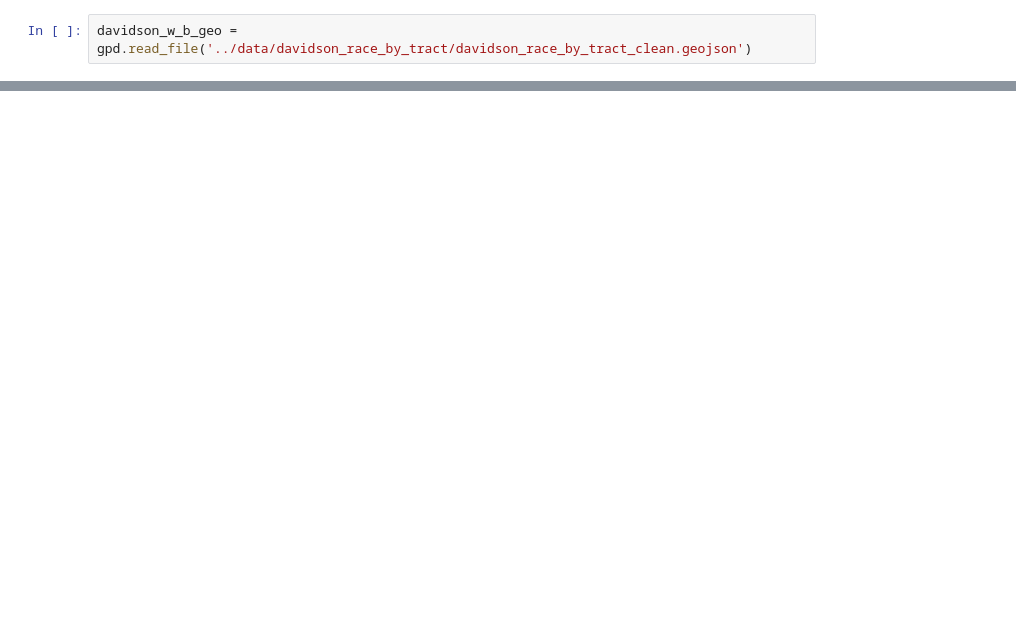
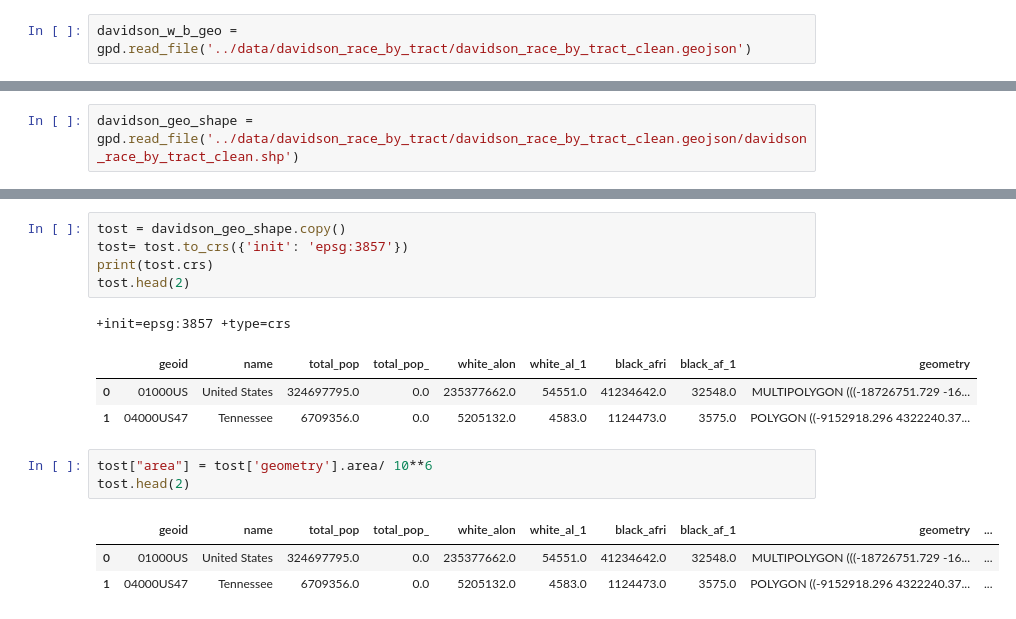
Before and after one commit to tarynpatterson/nashville-businesses-in-black-communities, a Jupyter notebook: notebooks/census_test.ipynb, the cells around one changed output, grey strips where cells are left out. Saved outputs shown, nothing was run; the diff lists cells and outputs as text; blank space fills up the shorter version.

```diff
--- a/notebooks/census_test.ipynb
+++ b/notebooks/census_test.ipynb
@@ -21,0 +121,2 @@ davidson_w_b_geo
+# %%
+davidson_geo_shape = gpd.read_file('../data/davidson_race_by_tract/davidson_race_by_tract_clean.geojson/davidson_race_by_tract_clean.shp')
@@ -21,0 +139,17 @@ davidson_w_b_geo
+# %%
+tost = davidson_geo_shape.copy()
+tost= tost.to_crs({'init': 'epsg:3857'})
+print(tost.crs)
+tost.head(2)
+# %% [output]
++init=epsg:3857 +type=crs
+|  | geoid | name | total_pop | total_pop_ | white_alon | white_al_1 | black_afri | black_af_1 | geometry |
+| 0 | 01000US | United States | 324697795.0 | 0.0 | 235377662.0 | 54551.0 | 41234642.0 | 32548.0 | MULTIPOLYGON (((-18726751.729 -16... |
+| 1 | 04000US47 | Tennessee | 6709356.0 | 0.0 | 5205132.0 | 4583.0 | 1124473.0 | 3575.0 | POLYGON ((-9152918.296 4322240.37... |
+# %%
+tost["area"] = tost['geometry'].area/ 10**6
+tost.head(2)
+# %% [output]
+|  | geoid | name | total_pop | total_pop_ | white_alon | white_al_1 | black_afri | black_af_1 | geometry | ... |
+| 0 | 01000US | United States | 324697795.0 | 0.0 | 235377662.0 | 54551.0 | 41234642.0 | 32548.0 | MULTIPOLYGON (((-18726751.729 -16... | ... |
+| 1 | 04000US47 | Tennessee | 6709356.0 | 0.0 | 5205132.0 | 4583.0 | 1124473.0 | 3575.0 | POLYGON ((-9152918.296 4322240.37... | ... |
```
Also changed, not shown: parts of 16 cells of this notebook, 3 other files.
